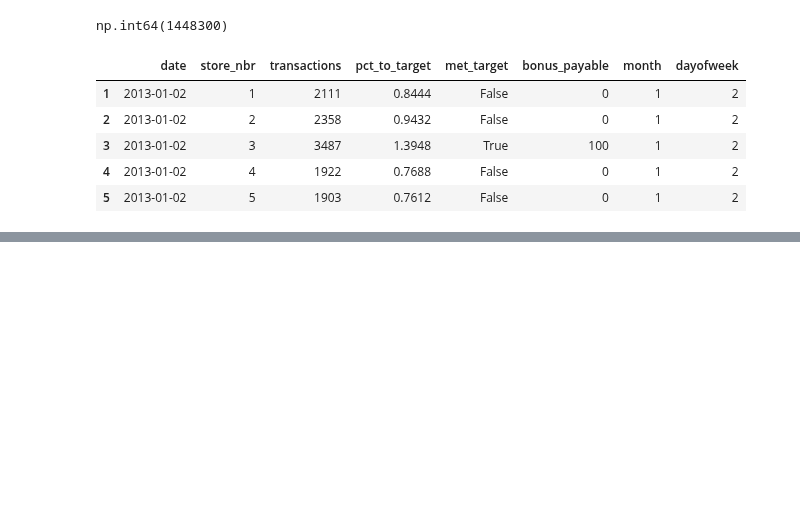
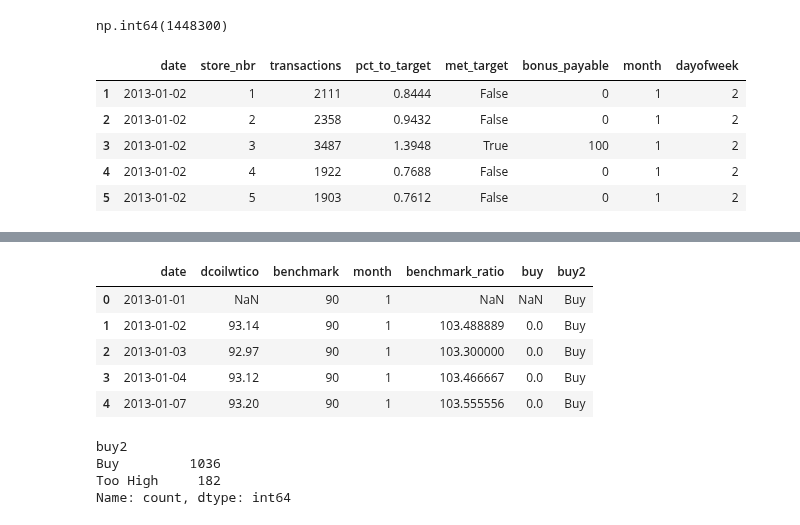
Before and after one commit to arunadas/effective-pandas, a Jupyter notebook: l_python_pandas/dataframes.ipynb, the cells around one changed output, grey strips where cells are left out. Drawn from its saved outputs; the diff is of its cells as text; code cells hidden in the pictures; blank space fills up the shorter version.

Commit message:
dataframe

```diff
--- a/l_python_pandas/dataframes.ipynb
+++ b/l_python_pandas/dataframes.ipynb
@@ -1676,0 +1688,18 @@ transactions.head()
+# %%
+oil["buy2"] = np.where(oil["dcoilwtico"]>100,"Too High","Buy")
+
+oil.head()
+# %% [output]
+|  | date | dcoilwtico | benchmark | month | benchmark_ratio | buy | buy2 |
+| 0 | 2013-01-01 | NaN | 90 | 1 | NaN | NaN | Buy |
+| 1 | 2013-01-02 | 93.14 | 90 | 1 | 103.488889 | 0.0 | Buy |
+| 2 | 2013-01-03 | 92.97 | 90 | 1 | 103.300000 | 0.0 | Buy |
+| 3 | 2013-01-04 | 93.12 | 90 | 1 | 103.466667 | 0.0 | Buy |
+| 4 | 2013-01-07 | 93.20 | 90 | 1 | 103.555556 | 0.0 | Buy |
+# %%
+oil["buy2"].value_counts()
+# %% [output]
+buy2
+Buy         1036
+Too High     182
+Name: count, dtype: int64
```
Also changed, not shown: parts of 6 cells of this notebook.
